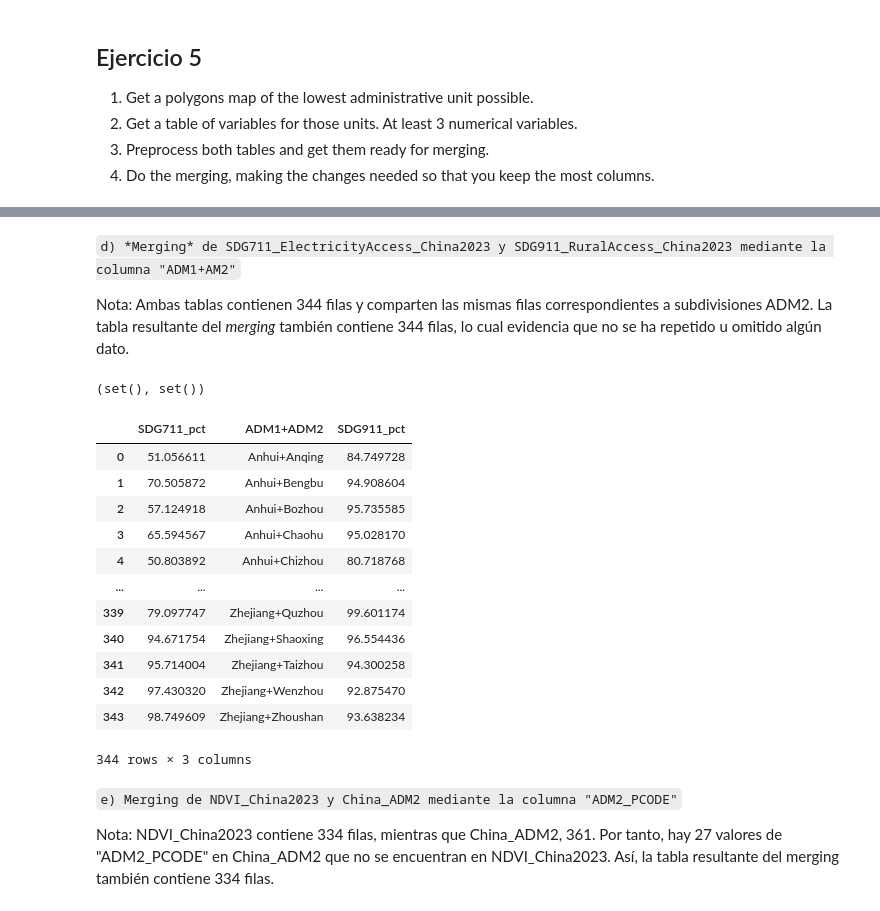
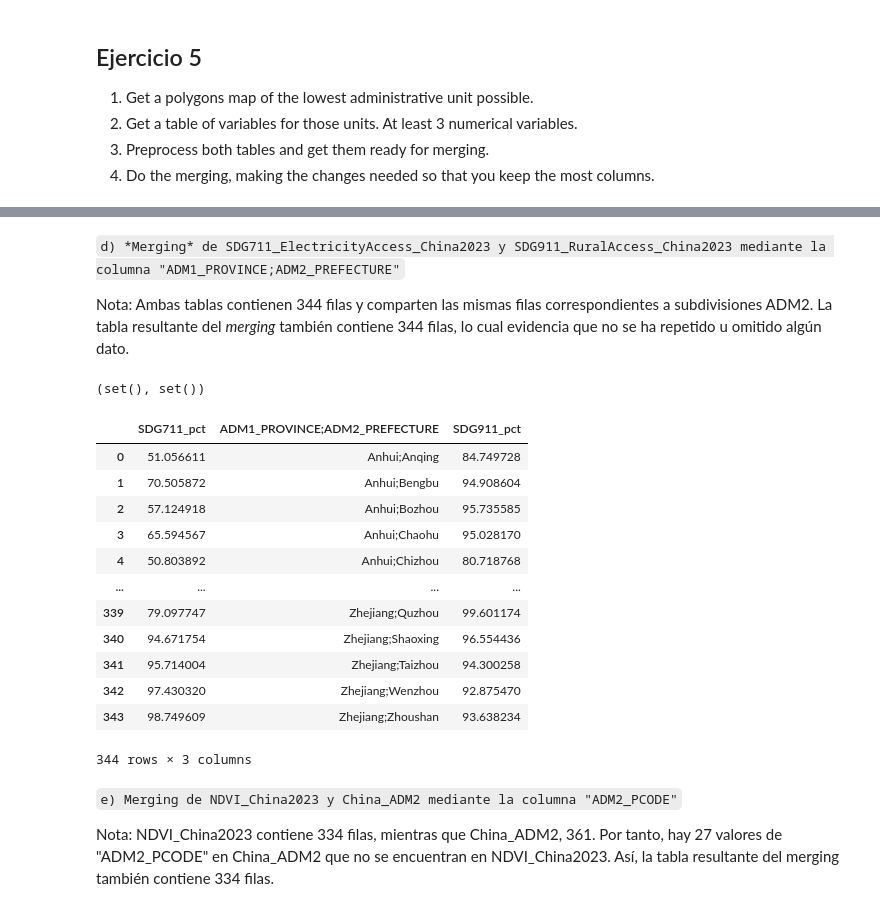
Before and after one commit to Ciencia-de-datos-espaciales-2023-2/Evaluacion4_2da-Parte_Mining_GeoDFs, a Jupyter notebook: Evaluación#4_2da-Parte_Mining_GeoDFs.ipynb, the cells around one changed output, grey strips where cells are left out. Drawn from its saved outputs; the diff is of its cells as text; code cells hidden in the pictures.

```diff
--- a/Evaluación#4_2da-Parte_Mining_GeoDFs.ipynb
+++ b/Evaluación#4_2da-Parte_Mining_GeoDFs.ipynb
@@ -95,5 +97,5 @@ Como se observa, no es posible realizar un *merge* de las tres columnas, porque
 # %% [markdown]
-`d) *Merging* de SDG711_ElectricityAccess_China2023 y SDG911_RuralAccess_China2023 mediante la columna "ADM1+AM2"`
+`d) *Merging* de SDG711_ElectricityAccess_China2023 y SDG911_RuralAccess_China2023 mediante la columna "ADM1_PROVINCE;ADM2_PREFECTURE"`
 
 Nota: Ambas tablas contienen 344 filas y comparten las mismas filas correspondientes a subdivisiones ADM2. La tabla resultante del *merging* también contiene 344 filas, lo cual evidencia que no se ha repetido u omitido algún dato.
 # %%
@@ -104,22 +106,22 @@ a-b, b-a
 (set(), set())
 # %%
 ElectricityRuralAccess_China2023 = SDG711_ElectricityAccess_China2023.merge(
-    SDG911_RuralAccess_China2023, on = "ADM1+ADM2")
+    SDG911_RuralAccess_China2023, on = "ADM1_PROVINCE;ADM2_PREFECTURE")
 
 ElectricityRuralAccess_China2023
 # %% [output]
-|  | SDG711_pct | ADM1+ADM2 | SDG911_pct |
-| 0 | 51.056611 | Anhui+Anqing | 84.749728 |
-| 1 | 70.505872 | Anhui+Bengbu | 94.908604 |
-| 2 | 57.124918 | Anhui+Bozhou | 95.735585 |
-| 3 | 65.594567 | Anhui+Chaohu | 95.028170 |
-| 4 | 50.803892 | Anhui+Chizhou | 80.718768 |
+|  | SDG711_pct | ADM1_PROVINCE;ADM2_PREFECTURE | SDG911_pct |
+| 0 | 51.056611 | Anhui;Anqing | 84.749728 |
+| 1 | 70.505872 | Anhui;Bengbu | 94.908604 |
+| 2 | 57.124918 | Anhui;Bozhou | 95.735585 |
+| 3 | 65.594567 | Anhui;Chaohu | 95.028170 |
+| 4 | 50.803892 | Anhui;Chizhou | 80.718768 |
 | ... | ... | ... | ... |
-| 339 | 79.097747 | Zhejiang+Quzhou | 99.601174 |
-| 340 | 94.671754 | Zhejiang+Shaoxing | 96.554436 |
-| 341 | 95.714004 | Zhejiang+Taizhou | 94.300258 |
-| 342 | 97.430320 | Zhejiang+Wenzhou | 92.875470 |
-| 343 | 98.749609 | Zhejiang+Zhoushan | 93.638234 |
+| 339 | 79.097747 | Zhejiang;Quzhou | 99.601174 |
+| 340 | 94.671754 | Zhejiang;Shaoxing | 96.554436 |
+| 341 | 95.714004 | Zhejiang;Taizhou | 94.300258 |
+| 342 | 97.430320 | Zhejiang;Wenzhou | 92.875470 |
+| 343 | 98.749609 | Zhejiang;Zhoushan | 93.638234 |
 344 rows × 3 columns
 # %% [markdown]
 `e) Merging de NDVI_China2023 y China_ADM2 mediante la columna "ADM2_PCODE"`
```
Also changed, not shown: parts of 100 cells of this notebook, 1 other file.
